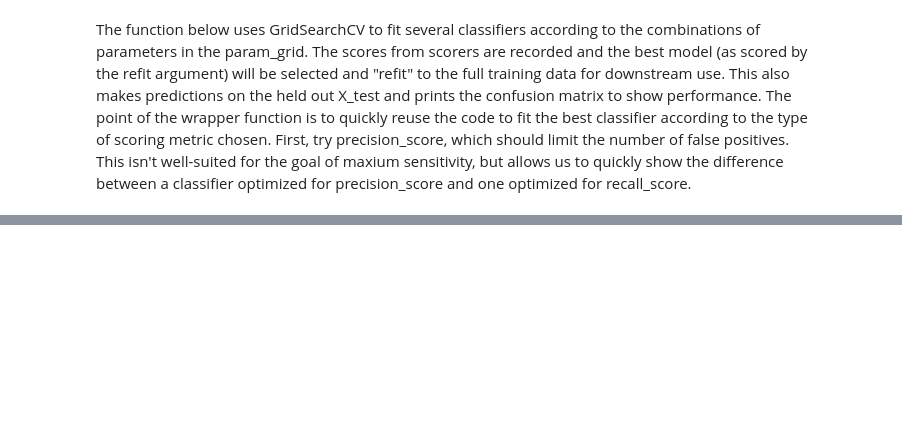
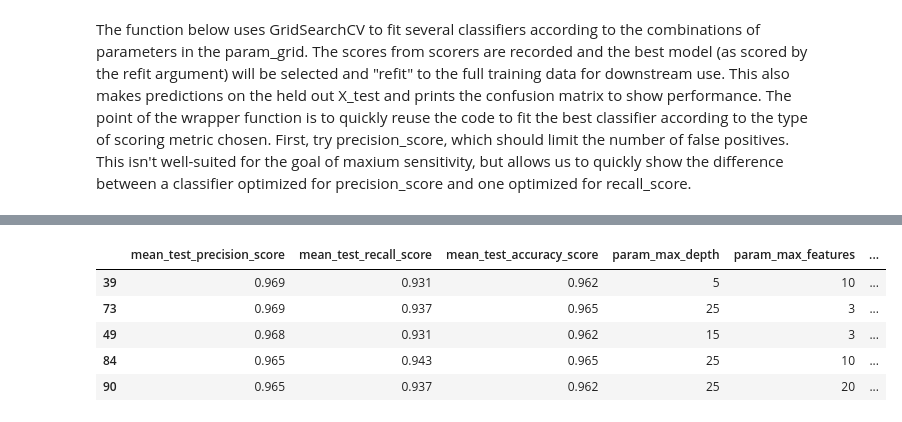
Before and after one commit to raduga256/fine-tuning-classifiers, a Jupyter notebook: RandomFClassifier_tuning.ipynb, the cells around one changed output, grey strips where cells are left out. Cells and saved outputs as stored; diff of their text form; code cells hidden in the pictures; blank space fills up the shorter version.

```diff
--- a/RandomFClassifier_tuning.ipynb
+++ b/RandomFClassifier_tuning.ipynb
@@ -121,0 +120,11 @@ pos         6        47
+# %%
+results = pd.DataFrame(grid_search_clf.cv_results_)
+results = results.sort_values(by='mean_test_precision_score', ascending=False)
+results[['mean_test_precision_score', 'mean_test_recall_score', 'mean_test_accuracy_score', 'param_max_depth', 'param_max_features', 'param_min_samples_split', 'param_n_estimators']].round(3).head()
+# %% [output]
+|  | mean_test_precision_score | mean_test_recall_score | mean_test_accuracy_score | param_max_depth | param_max_features | ... |
+| 39 | 0.969 | 0.931 | 0.962 | 5 | 10 | ... |
+| 73 | 0.969 | 0.937 | 0.965 | 25 | 3 | ... |
+| 49 | 0.968 | 0.931 | 0.962 | 15 | 3 | ... |
+| 84 | 0.965 | 0.943 | 0.965 | 25 | 10 | ... |
+| 90 | 0.965 | 0.937 | 0.962 | 25 | 20 | ... |
```
Also changed, not shown: parts of 22 cells of this notebook.
